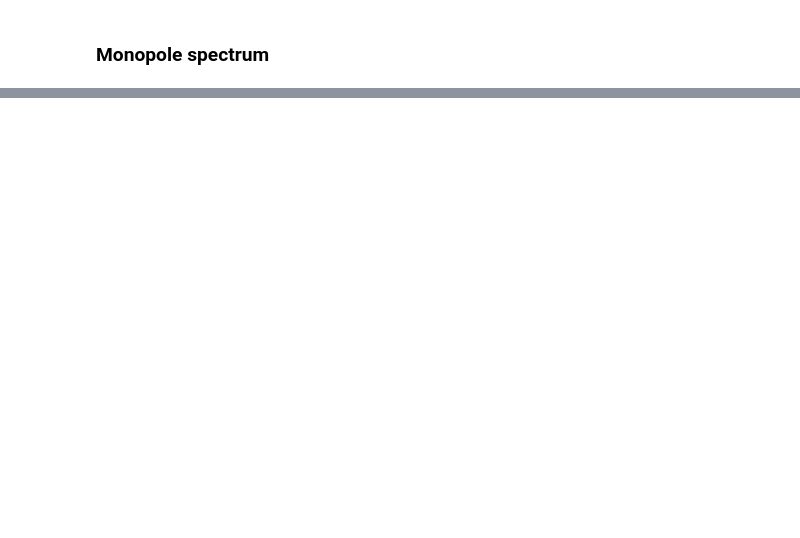
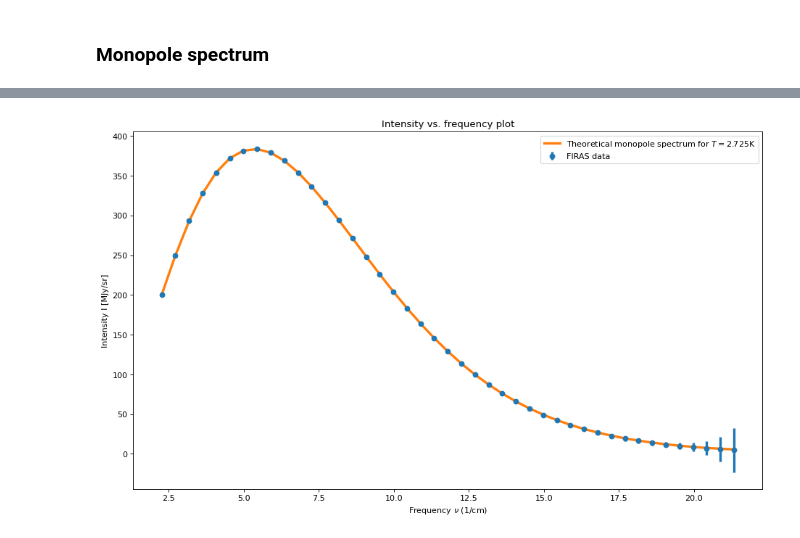
Before and after one commit to AnshulJawale/Computational-Cosmology, a Jupyter notebook: CMB.ipynb, the cells around one changed output, grey strips where cells are left out. Drawn from its saved outputs; the diff is of its cells as text; code cells hidden in the pictures; blank space fills up the shorter version.

```diff
--- a/CMB.ipynb
+++ b/CMB.ipynb
@@ -86,2 +103,19 @@ best_fit = bestfit.x
 # %% [markdown]
 ### Monopole spectrum
+# %%
+def monopoles_spec(nu, T, mu, y, G0, gnu):
+    bbplanck = bbspec(nu, T, mu=mu)
+
+    bbplanckplusg = bbplanck + G0*gnu
+    nuHz = nu* Ccm
+    x = h * nuHz / (k_B * T)
+    delsdely = bbplanck * x * np.exp(x) / (np.exp(x)-1) * ((x / np.tanh(0.5*x)) -4.0)
+    return bbplanckplusg + y * delsdely
+# %%
+GNU = GALAXY_SPEC / 1000
+T = 2.725
+mu = -1e-5
+y = -1e-6
+G0 = 1
+monopole = monopoles_spec(NU_FIRAS, T, mu, y, G0, GNU)
+monopole
@@ -87,0 +134,11 @@ best_fit = bestfit.x
+# %%
+plt.figure(num=None, figsize=(14, 8), dpi=80, facecolor='w', edgecolor='k')
+plt.errorbar(NU_FIRAS, I_NU_FIRAS, yerr=dI_NU_FIRAS*100.0, fmt='o', linestyle="", linewidth=3, label='FIRAS data')
+plt.plot(NU_FIRAS, monopole, label=r'Theoretical monopole spectrum for $T = 2.725$K', linewidth=3)
+plt.xlabel(r"Frequency $\nu$ (1/cm)")
+plt.ylabel(r"Intensity I [MJy/sr]")
+plt.title('Intensity vs. frequency plot')
+plt.legend()
+plt.show()
+# %% [output]
+[figure, added]
```
Also changed, not shown: parts of 8 cells of this notebook, 2 other files.
